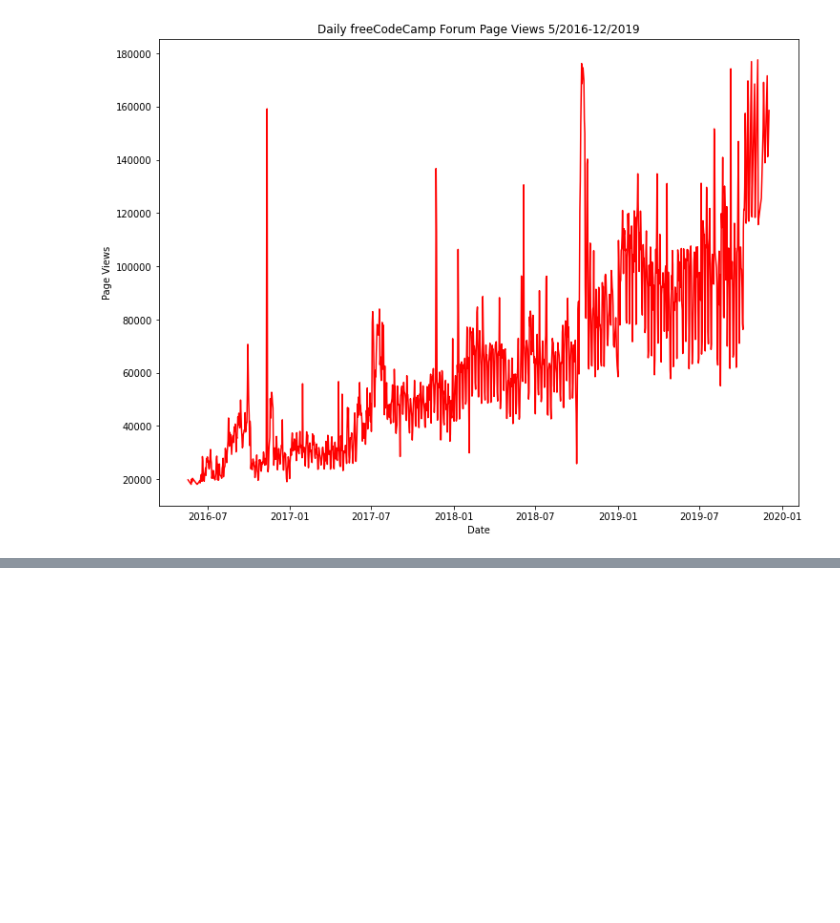
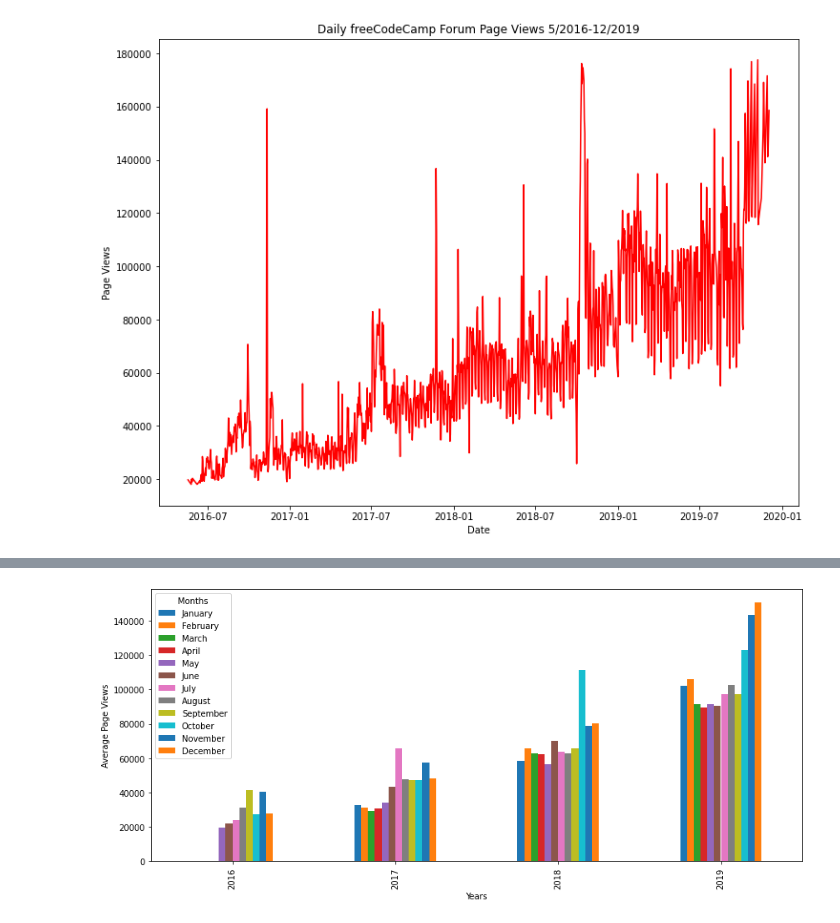
Before and after one commit to GarrettBurchett/Page-View-Time-Series-Visualizer, a Jupyter notebook: Page_View_Time_Series_Visualizer_Test.ipynb, the cells around one changed output, grey strips where cells are left out. Cells and saved outputs as stored; diff of their text form; code cells hidden in the pictures; blank space fills up the shorter version.

Commit message:
Finished bar and box plot functions. Passes all unit tests now.

```diff
--- a/Page_View_Time_Series_Visualizer_Test.ipynb
+++ b/Page_View_Time_Series_Visualizer_Test.ipynb
@@ -37,6 +37,6 @@ plt.show()
 # %% [output]
 [figure]
 # %%
-df_bar = df.resample('M').mean().groupby(df.index.year)
-df_bar
+df_bar = df.groupby([df.index.year, df.index.month]).mean()
+df_bar.unstack()
 # %% [output]
@@ -44,3 +50,13 @@ ValueError: ignored
+# %%
+full_dates = ['January', 'February', 'March', 'April', 'May', 'June', 'July', 'August',
+              'September', 'October', 'November', 'December']
+fig = df_bar.unstack().plot(kind='bar', figsize=(14,6)).figure
+plt.ylabel('Average Page Views')
+plt.xlabel('Years')
+plt.legend(title='Months', labels=full_dates)
+plt.show()
+# %% [output]
+[figure, added]
 # %%
 df_box = df.copy()
 df_box.reset_index(inplace=True)
```
Also changed, not shown: parts of 3 cells of this notebook, 4 other files.
